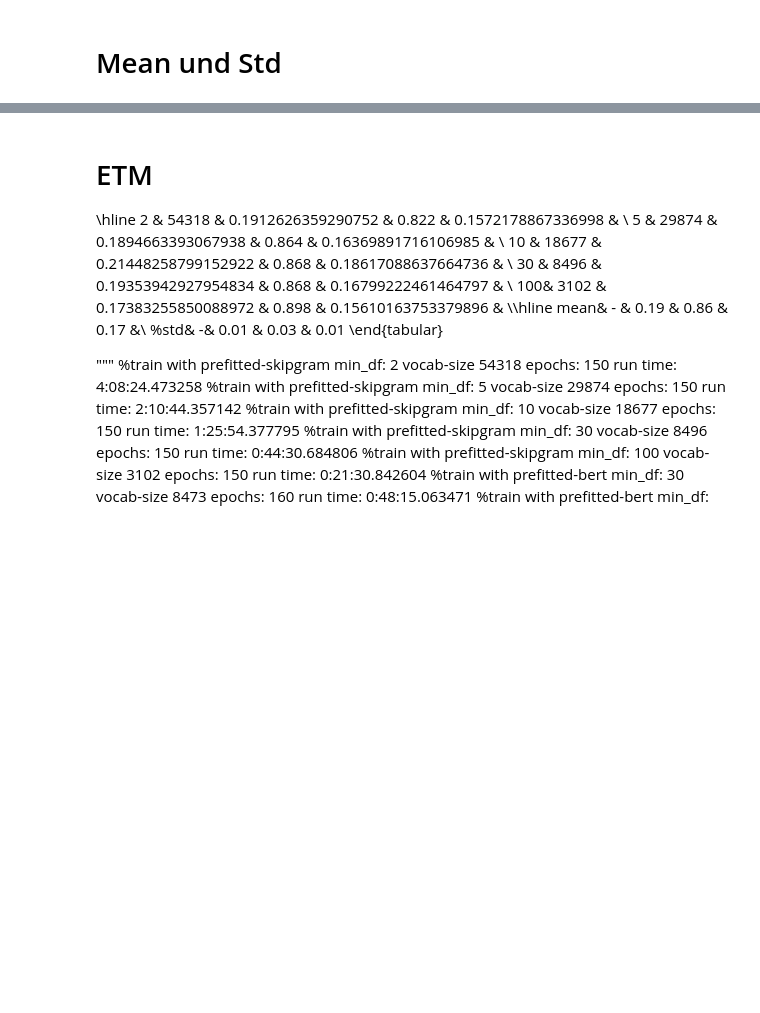
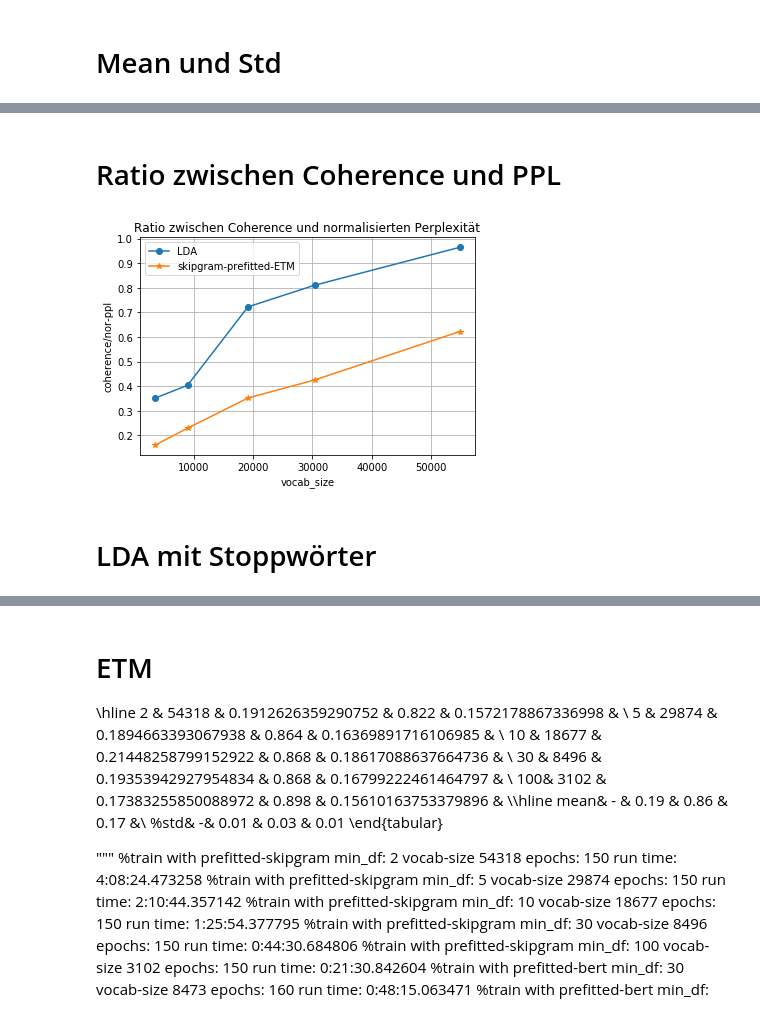
Before and after one commit to hanhluukim/replication-topic-modelling-in-embedding-space, a Jupyter notebook: src/visualization_results.ipynb, the cells around one changed output, grey strips where cells are left out. Saved outputs shown, nothing was run; the diff lists cells and outputs as text; code cells hidden in the pictures; blank space fills up the shorter version.

```diff
--- a/src/visualization_results.ipynb
+++ b/src/visualization_results.ipynb
@@ -86,0 +202,28 @@ for values_by_vocab_sizes in etms_values:
+# %%
+def get_ratio(list_1, list_2):
+    ratios = []
+    for i in range(0,len(list_1)):
+        ratios.append(list_1[i]/list_2[i])
+    return ratios
+# %% [markdown]
+# Ratio zwischen Coherence und PPL
+# %%
+xs = vocab_size_with_out_stopwords
+lda_ratios = get_ratio(ldas_values[0], ldas_values[3])#np.array(ldas_values[0])/np.array(ldas_values[3])
+etm_ratios = get_ratio(etms_values[0], etms_values[3]) #np.array(etms_values[0])/np.array(etms_values[3])
+
+markers_on = vocab_size_with_out_stopwords
+plt.plot(xs, lda_ratios, marker='o', label="LDA")
+plt.plot(xs, etm_ratios, marker='*', label="skipgram-prefitted-ETM")
+
+plt.legend()
+plt.grid()
+plt.title('Ratio zwischen Coherence und normalisierten Perplexität')
+plt.xlabel('vocab_size')
+plt.ylabel('coherence/nor-ppl')
+plt.savefig(f'{figures_directory_pth}/coh_ppl.png')
+plt.show()
+# %% [output]
+[figure, added]
+# %% [markdown]
+# LDA mit Stoppwörter
```
Also changed, not shown: parts of 13 cells of this notebook, 11 other files.
